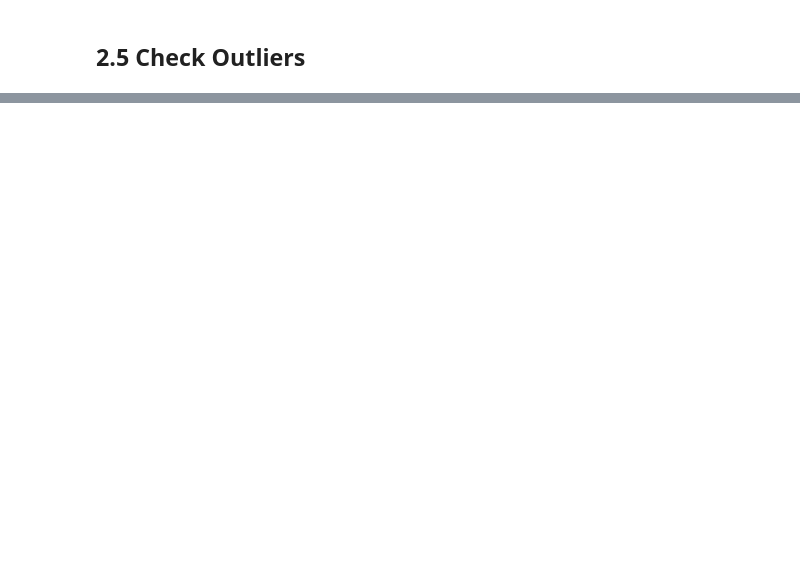
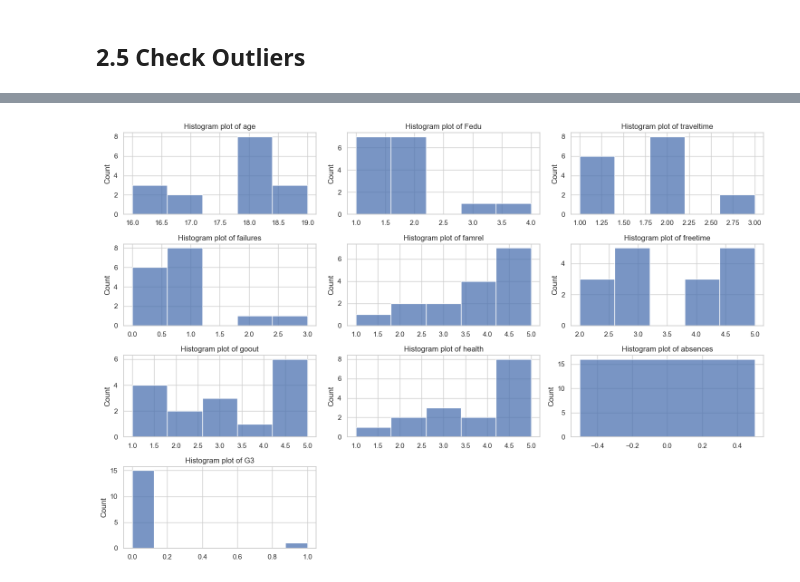
Before and after one commit to Cullen179/PDS---Test-Prep, a Jupyter notebook: test-template.ipynb, the cells around one changed output, grey strips where cells are left out. Saved outputs shown, nothing was run; the diff lists cells and outputs as text; code cells hidden in the pictures; blank space fills up the shorter version.

```diff
--- a/test-template.ipynb
+++ b/test-template.ipynb
@@ -245,0 +432,19 @@ plt.show()
+# %%
+# display all histogram plots
+_, subs = plt.subplots(
+    math.ceil(len(df.select_dtypes(include=np.number).columns) / 3), 3, figsize=(15, 10)
+)
+
+for i, col in enumerate(df.select_dtypes(include=np.number).columns):
+    sns.histplot(x=df[col], ax=subs[i // 3, i % 3])
+    subs[i // 3, i % 3].set_title(f"Histogram plot of {col}")
+    subs[i // 3, i % 3].set_xlabel("")
+
+# Hide empty subplots
+for j in range(len(df.select_dtypes(include=np.number).columns), len(subs.flatten())):
+    subs[j // 3, j % 3].axis("off")
+
+plt.tight_layout()
+plt.show()
+# %% [output]
+[figure, added]
```
Also changed, not shown: parts of 24 cells of this notebook.
